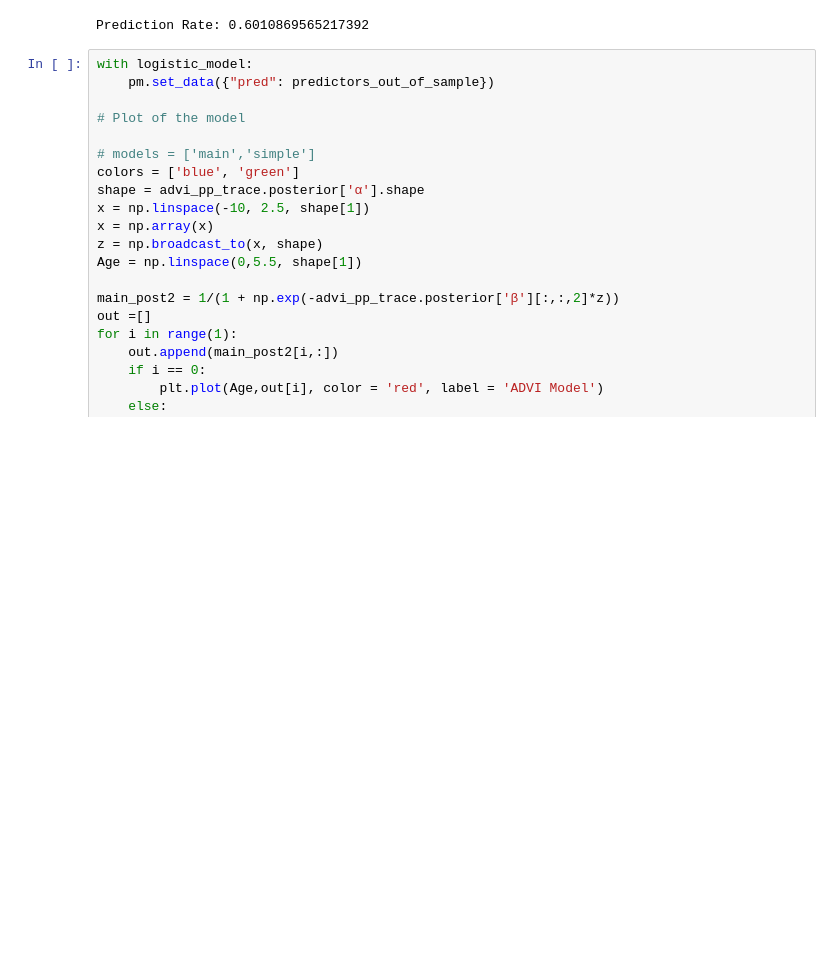
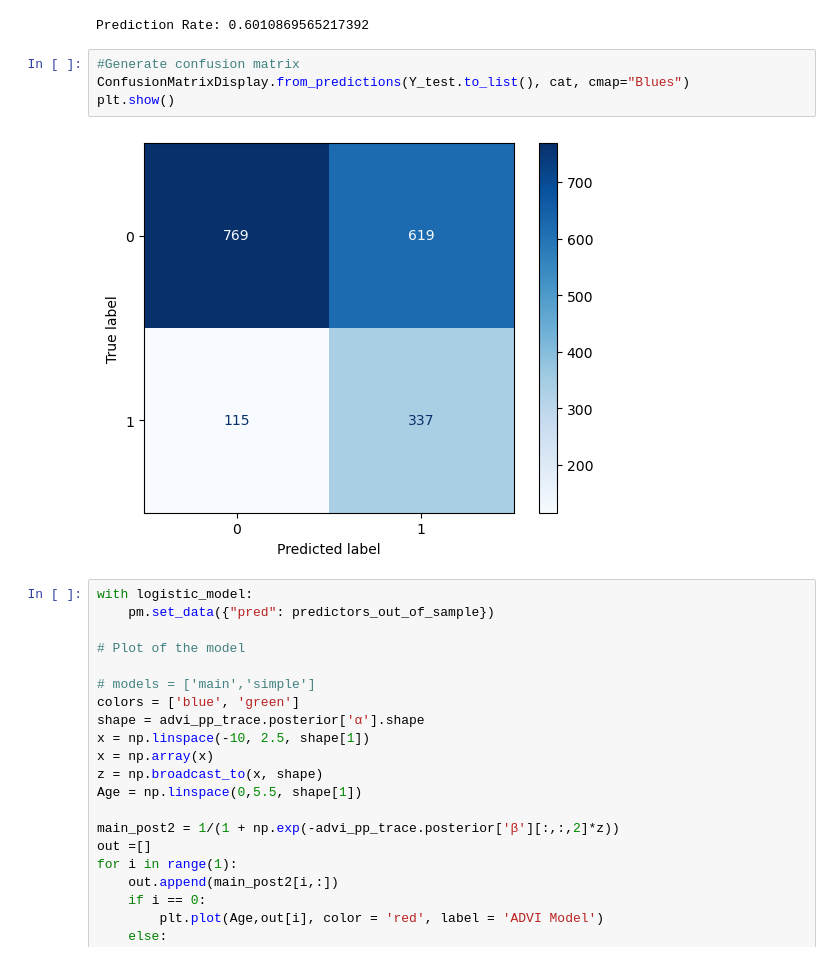
Before and after one commit to Haigro/Exoplanet-Classification, a Jupyter notebook: Project.ipynb, the cells around one changed output. Drawn from its saved outputs; the diff is of its cells as text; blank space fills up the shorter version.

```diff
--- a/Project.ipynb
+++ b/Project.ipynb
@@ -511,6 +518,12 @@ No artists with labels found to put in legend.  Note that artists whose label st
 print("Prediction Rate: " + str(sum(rate)/len(rate)))
 # %% [output]
 Prediction Rate: 0.6010869565217392
+# %%
+#Generate confusion matrix
+ConfusionMatrixDisplay.from_predictions(Y_test.to_list(), cat, cmap="Blues")
+plt.show()
+# %% [output]
+[figure, added]
 # %%
 with logistic_model:
     pm.set_data({"pred": predictors_out_of_sample})
```
Also changed, not shown: parts of 12 cells of this notebook.
